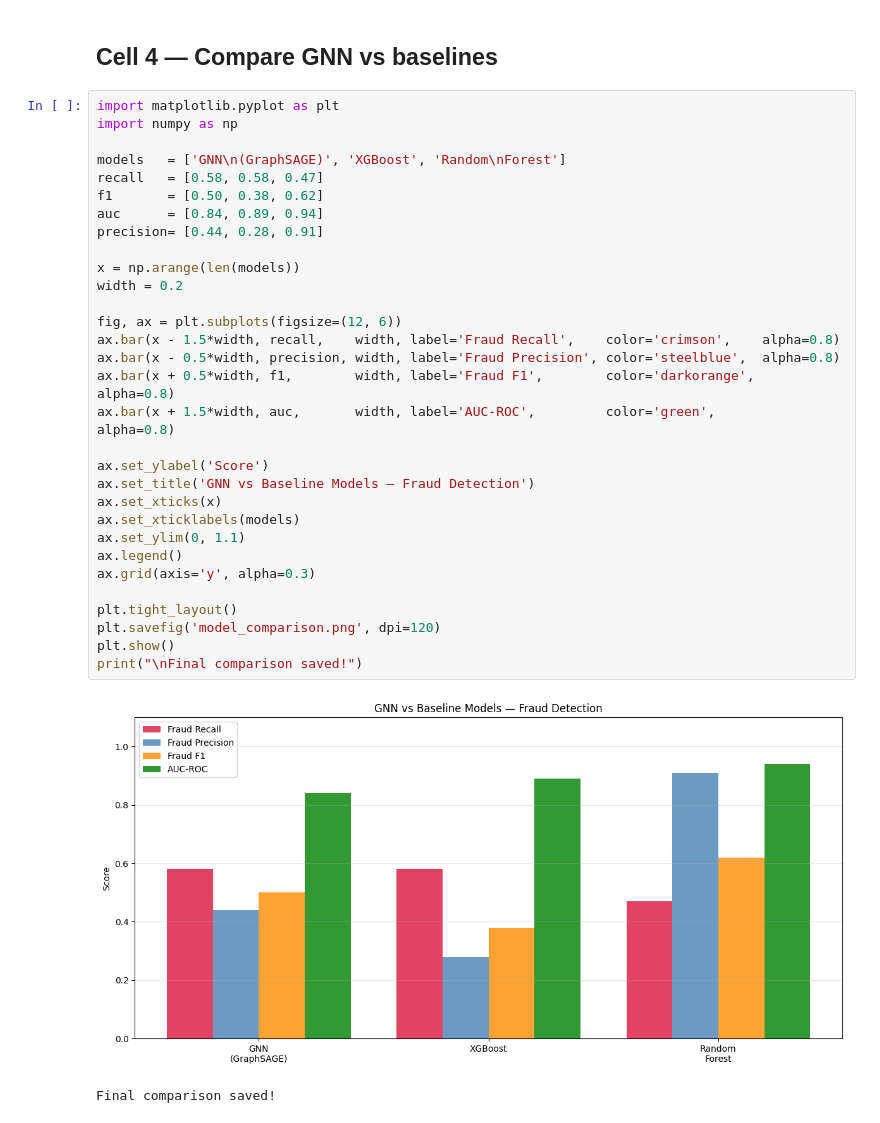
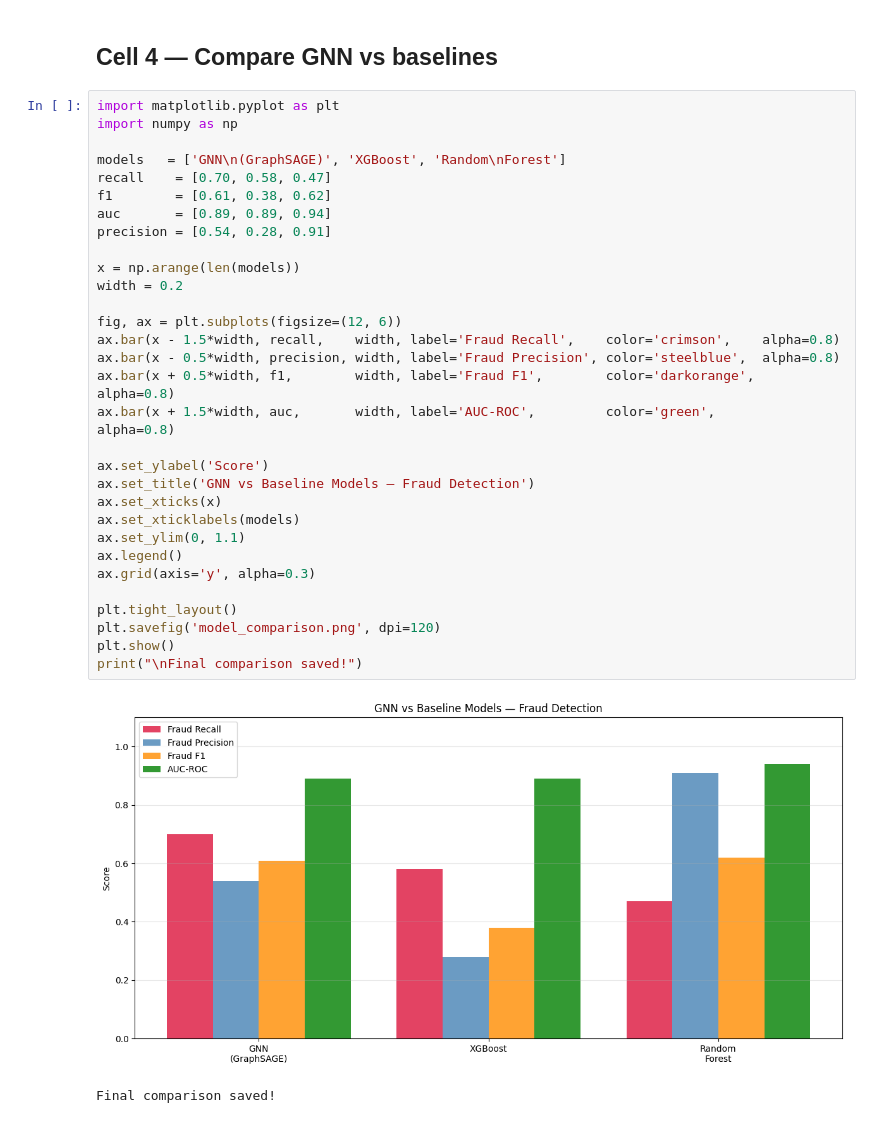
Before and after one commit to sruthi-kurra/fraud-detection-gnn, a Jupyter notebook: 04_baselines.ipynb, the cells around one changed output. Cells and saved outputs as stored; diff of their text form.

```diff
--- a/04_baselines.ipynb
+++ b/04_baselines.ipynb
@@ -133,34 +133,34 @@ AUC-ROC: 0.9373
 # %%
 import matplotlib.pyplot as plt
 import numpy as np
 
 models   = ['GNN\n(GraphSAGE)', 'XGBoost', 'Random\nForest']
-recall   = [0.58, 0.58, 0.47]
-f1       = [0.50, 0.38, 0.62]
-auc      = [0.84, 0.89, 0.94]
-precision= [0.44, 0.28, 0.91]
+recall    = [0.70, 0.58, 0.47]
+f1        = [0.61, 0.38, 0.62]
+auc       = [0.89, 0.89, 0.94]
+precision = [0.54, 0.28, 0.91]
 
 x = np.arange(len(models))
 width = 0.2
 
 fig, ax = plt.subplots(figsize=(12, 6))
 ax.bar(x - 1.5*width, recall,    width, label='Fraud Recall',    color='crimson',    alpha=0.8)
 ax.bar(x - 0.5*width, precision, width, label='Fraud Precision', color='steelblue',  alpha=0.8)
 ax.bar(x + 0.5*width, f1,        width, label='Fraud F1',        color='darkorange',  alpha=0.8)
 ax.bar(x + 1.5*width, auc,       width, label='AUC-ROC',         color='green',       alpha=0.8)
 
 ax.set_ylabel('Score')
 ax.set_title('GNN vs Baseline Models — Fraud Detection')
 ax.set_xticks(x)
 ax.set_xticklabels(models)
 ax.set_ylim(0, 1.1)
 ax.legend()
 ax.grid(axis='y', alpha=0.3)
 
 plt.tight_layout()
 plt.savefig('model_comparison.png', dpi=120)
 plt.show()
 print("\nFinal comparison saved!")
 # %% [output]
-[figure, old version]
+[figure, new version]
 Final comparison saved!
```
